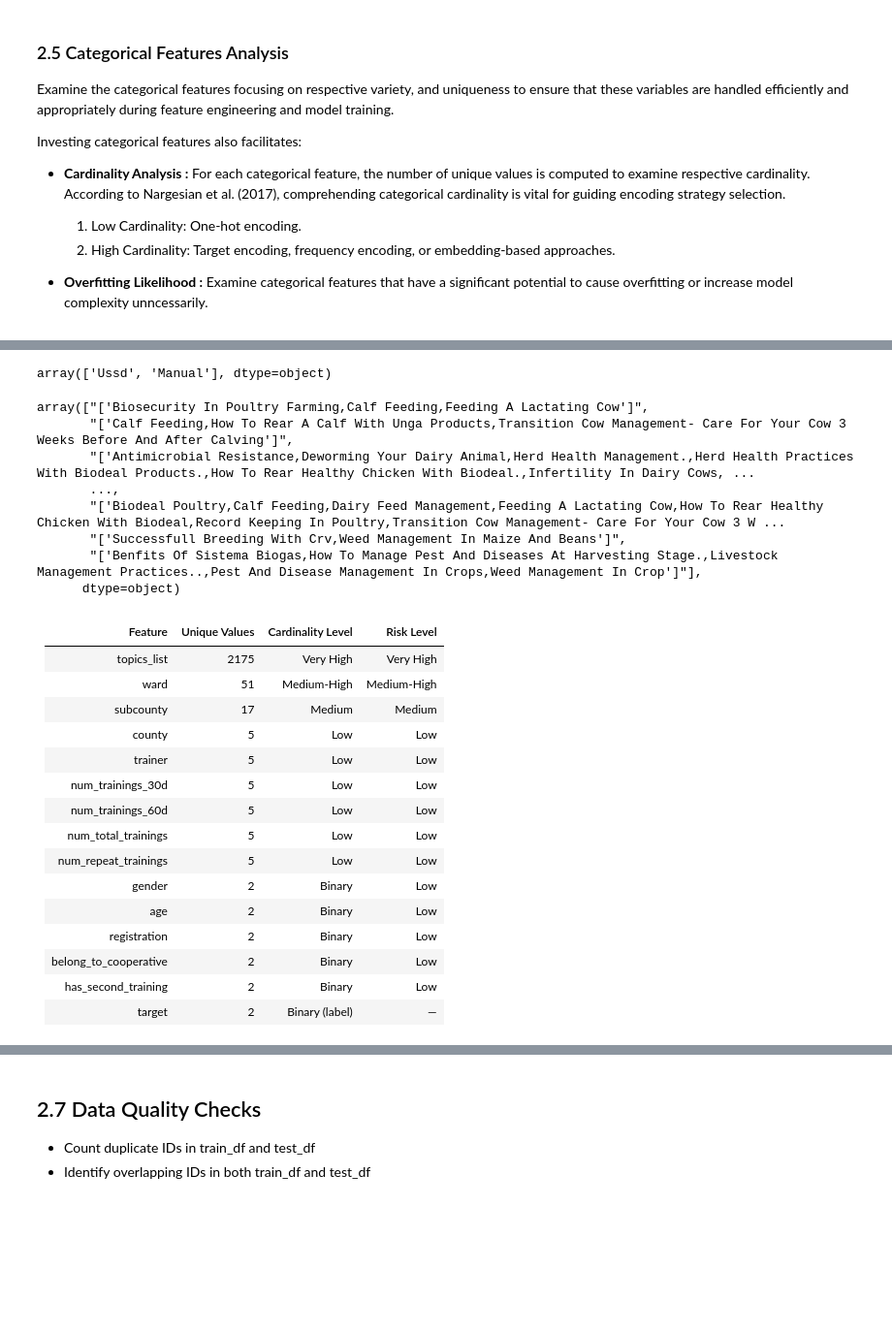
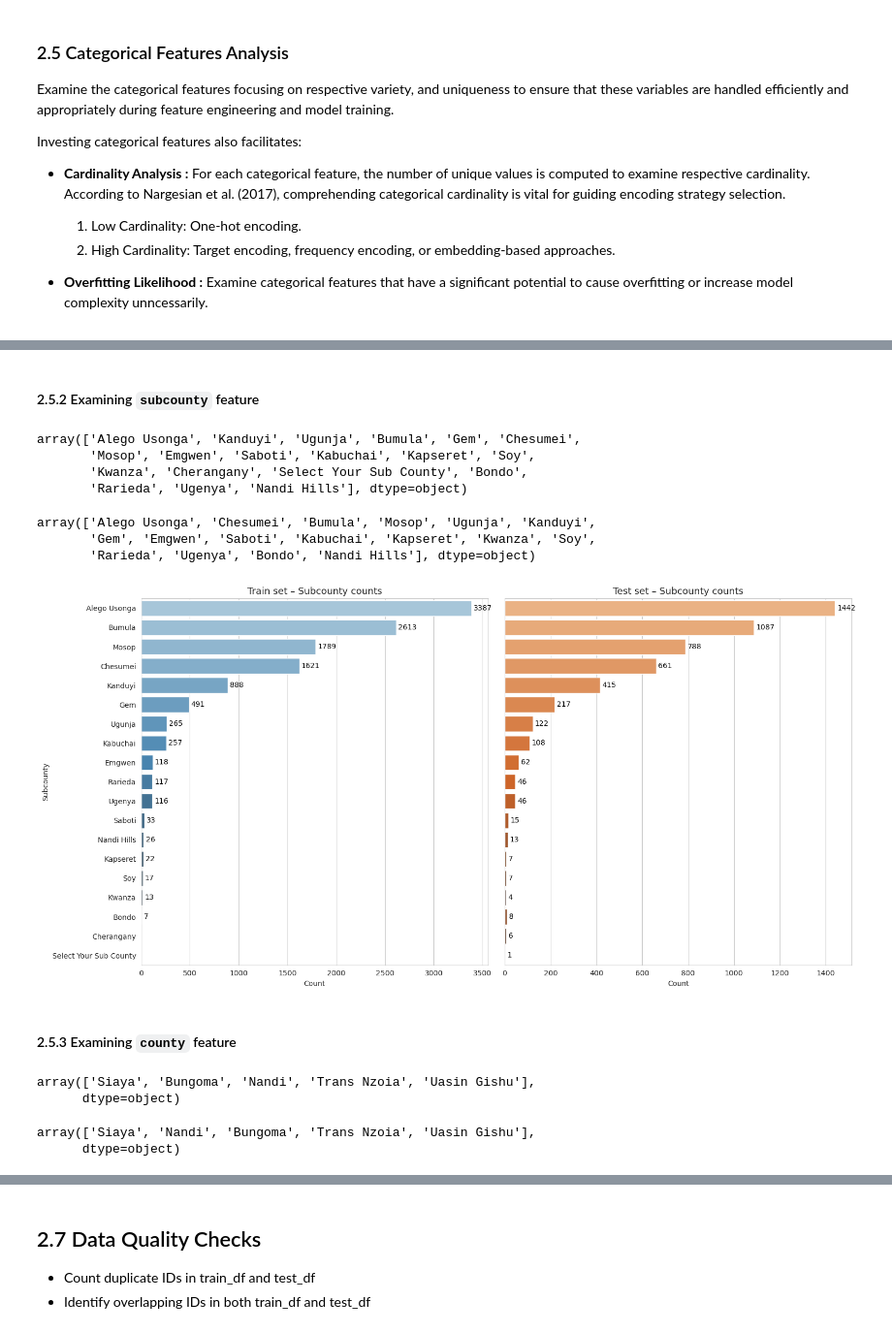
Before and after one commit to mwakad/DigiCow-Farmer-Training-Adoption-Challenge, a Jupyter notebook: index.ipynb, the cells around one changed output, grey strips where cells are left out. Shown at 97% size. Drawn from its saved outputs; the diff is of its cells as text; code cells hidden in the pictures; blank space fills up the shorter version.

```diff
--- a/index.ipynb
+++ b/index.ipynb
@@ -463,33 +564,51 @@ belong_to_cooperative              2
+# %% [markdown]
+#### 2.5.2 Examining `subcounty` feature
 # %%
-train_df['registration'].unique()
+test_df['subcounty'].unique()
 # %% [output]
-array(['Ussd', 'Manual'], dtype=object)
+array(['Alego Usonga', 'Kanduyi', 'Ugunja', 'Bumula', 'Gem', 'Chesumei',
+       'Mosop', 'Emgwen', 'Saboti', 'Kabuchai', 'Kapseret', 'Soy',
+       'Kwanza', 'Cherangany', 'Select Your Sub County', 'Bondo',
+       'Rarieda', 'Ugenya', 'Nandi Hills'], dtype=object)
-# %%
-train_df['topics_list'].unique()
-# %% [output]
-array(["['Biosecurity In Poultry Farming,Calf Feeding,Feeding A Lactating Cow']",
-       "['Calf Feeding,How To Rear A Calf With Unga Products,Transition Cow Management- Care For Your Cow 3 Weeks Before And After Calving']",
-       "['Antimicrobial Resistance,Deworming Your Dairy Animal,Herd Health Management.,Herd Health Practices With Biodeal Products.,How To Rear Healthy Chicken With Biodeal.,Infertility In Dairy Cows, ...
-       ...,
-       "['Biodeal Poultry,Calf Feeding,Dairy Feed Management,Feeding A Lactating Cow,How To Rear Healthy Chicken With Biodeal,Record Keeping In Poultry,Transition Cow Management- Care For Your Cow 3 W ...
-       "['Successfull Breeding With Crv,Weed Management In Maize And Beans']",
-       "['Benfits Of Sistema Biogas,How To Manage Pest And Diseases At Harvesting Stage.,Livestock Management Practices..,Pest And Disease Management In Crops,Weed Management In Crop']"],
-      dtype=object)
-# %% [markdown]
-| Feature                  | Unique Values | Cardinality Level     | Risk Level       |
-|--------------------------|---------------|-----------------------|------------------|
-| topics_list              | 2175          | Very High             | Very High        |
-| ward                     | 51            | Medium-High           | Medium-High      |
-| subcounty                | 17            | Medium                | Medium           |
-| county                   | 5             | Low                   | Low              |
-| trainer                  | 5             | Low                   | Low              |
-| num_trainings_30d        | 5             | Low                   | Low              |
-| num_trainings_60d        | 5             | Low                   | Low              |
-| num_total_trainings      | 5             | Low                   | Low              |
-| num_repeat_trainings     | 5             | Low                   | Low              |
-| gender                   | 2             | Binary                | Low              |
-| age                      | 2             | Binary                | Low              |
-| registration             | 2             | Binary                | Low              |
-| belong_to_cooperative    | 2             | Binary                | Low              |
-| has_second_training      | 2             | Binary                | Low              |
-| target                   | 2             | Binary (label)        | —                |
+# %%
+train_df['subcounty'].unique()
+# %% [output]
+array(['Alego Usonga', 'Chesumei', 'Bumula', 'Mosop', 'Ugunja', 'Kanduyi',
+       'Gem', 'Emgwen', 'Saboti', 'Kabuchai', 'Kapseret', 'Kwanza', 'Soy',
+       'Rarieda', 'Ugenya', 'Bondo', 'Nandi Hills'], dtype=object)
+# %%
+fig, axes = plt.subplots(1, 2, figsize=(16, 8), sharey=True)
+
+# Train
+ax = axes[0]
+sns.countplot(data=train_df, y='subcounty', order=train_df['subcounty'].value_counts().index, ax=axes[0], palette='Blues_d')
+axes[0].set_title('Train set – Subcounty counts', fontsize=13)
+axes[0].set_xlabel('Count')
+axes[0].set_ylabel('Subcounty')
+for container in ax.containers:
+    ax.bar_label(container, fmt='%d', padding=3, fontsize=10, color='black')
+
+# Test
+ax = axes[1]
+sns.countplot(data=test_df, y='subcounty', order=test_df['subcounty'].value_counts().index, ax=axes[1], palette='Oranges_d')
+axes[1].set_title('Test set – Subcounty counts', fontsize=13)
+axes[1].set_xlabel('Count')
+axes[1].set_ylabel('')
+for container in ax.containers:
+    ax.bar_label(container, fmt='%d', padding=3, fontsize=10, color='black')
+plt.tight_layout()
+plt.show()
+# %% [output]
+[figure, added]
+# %% [markdown]
+#### 2.5.3 Examining `county` feature
+# %%
+test_df['county'].unique()
+# %% [output]
+array(['Siaya', 'Bungoma', 'Nandi', 'Trans Nzoia', 'Uasin Gishu'],
+      dtype=object)
+# %%
+train_df['county'].unique()
+# %% [output]
+array(['Siaya', 'Nandi', 'Bungoma', 'Trans Nzoia', 'Uasin Gishu'],
+      dtype=object)
```
Also changed, not shown: parts of 38 cells of this notebook.
